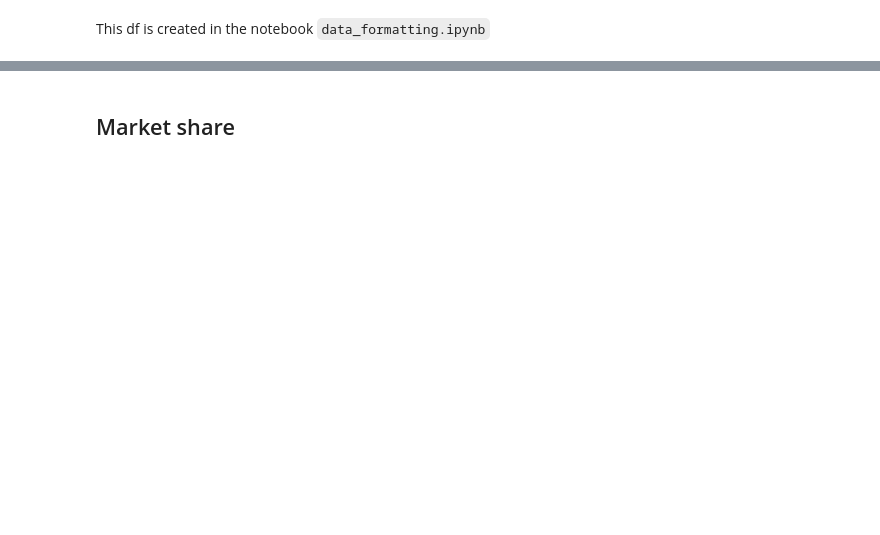
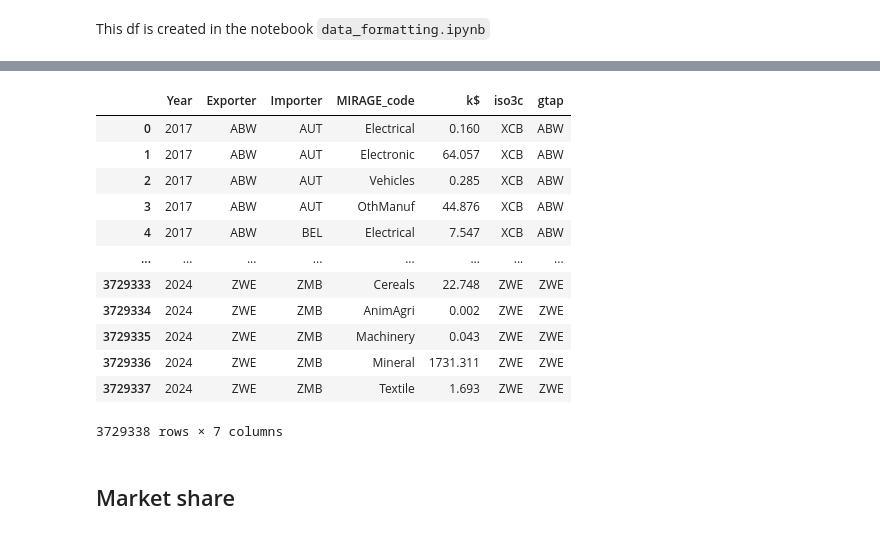
Before and after one commit to Pocame/HCSP, a Jupyter notebook: Code/for_gouel.ipynb, the cells around one changed output, grey strips where cells are left out. Saved outputs shown, nothing was run; the diff lists cells and outputs as text; code cells hidden in the pictures; blank space fills up the shorter version.

Commit message:
Modified the country mapping

```diff
--- a/Code/for_gouel.ipynb
+++ b/Code/for_gouel.ipynb
@@ -14,0 +6,8 @@ code_map = dict(zip(df_country_name_mapping["Code"], df_country_name_mapping["Ag
+# %%
+df_first_mapping = pd.read_csv(
+    "/Users/pacomelefebvre/Desktop/HCSP2/MIRAGE/data/mapping.csv",
+    sep=";"
+)
+code_map_1 = dict(
+    zip(df_first_mapping["gtap"], df_first_mapping["iso3c"])
+)
@@ -50,0 +40,9 @@ pct_imp_lost = (imp_lost / imp_total * 100).sort_values(ascending=False)
+# %%
+df_debug = pd.merge(
+    left=df_MIRAGE,
+    right=df_first_mapping,
+    left_on="Exporter",
+    right_on="gtap",
+    how="left",
+)
+# df_debug = df_debug.drop(columns=["Exporter", "gtap"]).rename(columns={"iso3c": "Exporter"})[df_debug["iso3c"].isna()]["Exporter"].unique()
@@ -51 +58,17 @@ pct_imp_lost = (imp_lost / imp_total * 100).sort_values(ascending=False)
+# %%
+df_debug
+# %% [output]
+|  | Year | Exporter | Importer | MIRAGE_code | k$ | iso3c | gtap |
+| 0 | 2017 | ABW | AUT | Electrical | 0.160 | XCB | ABW |
+| 1 | 2017 | ABW | AUT | Electronic | 64.057 | XCB | ABW |
+| 2 | 2017 | ABW | AUT | Vehicles | 0.285 | XCB | ABW |
+| 3 | 2017 | ABW | AUT | OthManuf | 44.876 | XCB | ABW |
+| 4 | 2017 | ABW | BEL | Electrical | 7.547 | XCB | ABW |
+| ... | ... | ... | ... | ... | ... | ... | ... |
+| 3729333 | 2024 | ZWE | ZMB | Cereals | 22.748 | ZWE | ZWE |
+| 3729334 | 2024 | ZWE | ZMB | AnimAgri | 0.002 | ZWE | ZWE |
+| 3729335 | 2024 | ZWE | ZMB | Machinery | 0.043 | ZWE | ZWE |
+| 3729336 | 2024 | ZWE | ZMB | Mineral | 1731.311 | ZWE | ZWE |
+| 3729337 | 2024 | ZWE | ZMB | Textile | 1.693 | ZWE | ZWE |
+3729338 rows × 7 columns
 # %%
```
Also changed, not shown: parts of 11 cells of this notebook.
